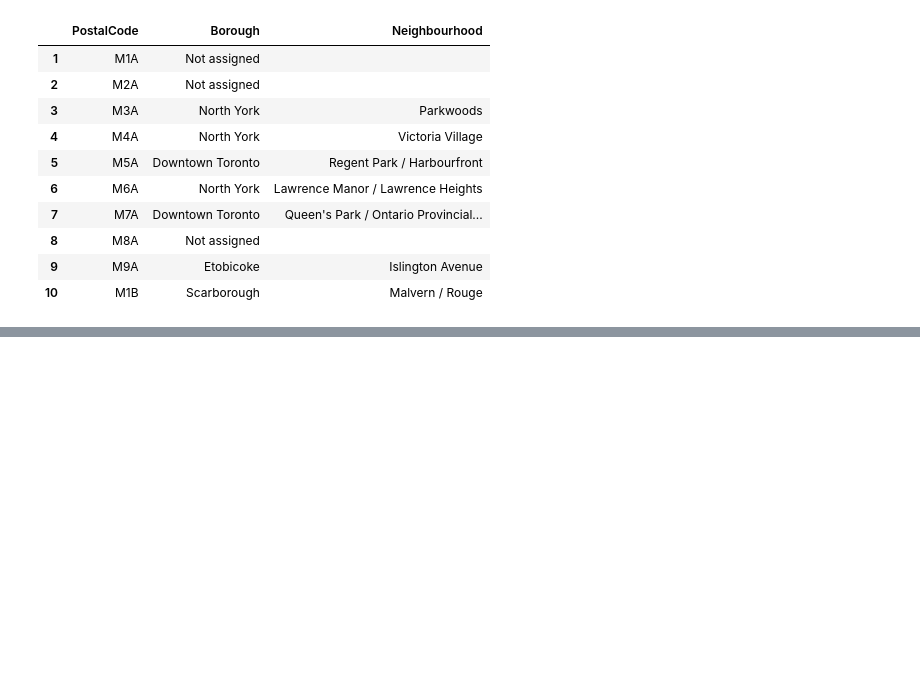
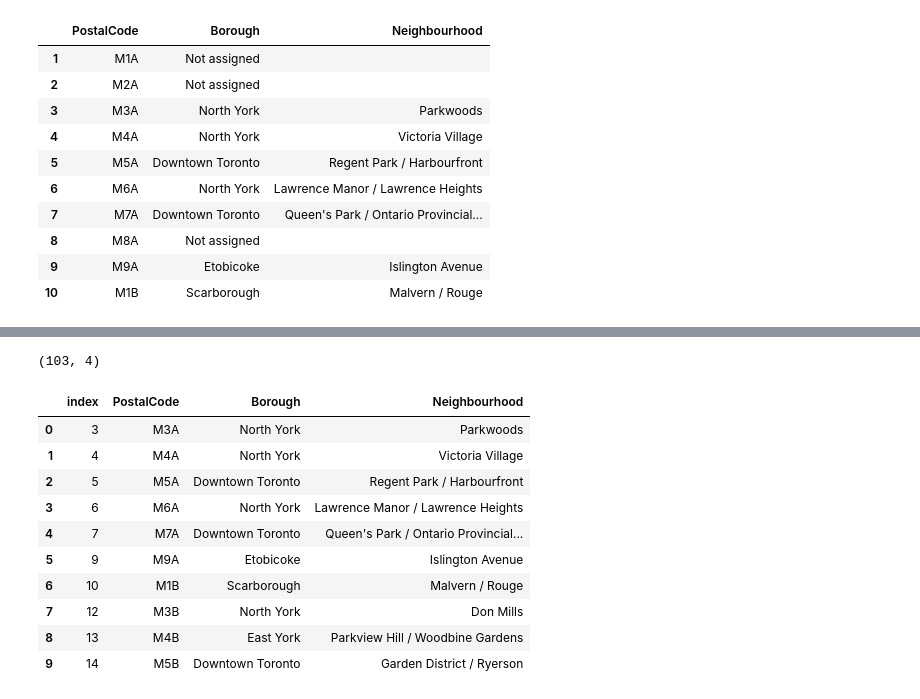
Before and after one commit to NaveenSingh4u/Coursera_Capstone, a Jupyter notebook: Capstone project II.ipynb, the cells around one changed output, grey strips where cells are left out. Drawn from its saved outputs; the diff is of its cells as text; code cells hidden in the pictures; blank space fills up the shorter version.

```diff
--- a/Capstone project II.ipynb
+++ b/Capstone project II.ipynb
@@ -69,3 +69,8 @@ df.head(10)
 | 8 | M8A | Not assigned |  |
 | 9 | M9A | Etobicoke | Islington Avenue |
 | 10 | M1B | Scarborough | Malvern / Rouge |
+# %%
+df.drop(df[df['Borough']=="Not assigned"].index,axis=0, inplace=True)
+# %%
+df1 = df.reset_index()
+#df1.head()
@@ -71,0 +89,18 @@ df.head(10)
+# %%
+df1.shape
+# %% [output]
+(103, 4)
+# %%
+df1.head(10)
+# %% [output]
+|  | index | PostalCode | Borough | Neighbourhood |
+| 0 | 3 | M3A | North York | Parkwoods |
+| 1 | 4 | M4A | North York | Victoria Village |
+| 2 | 5 | M5A | Downtown Toronto | Regent Park / Harbourfront |
+| 3 | 6 | M6A | North York | Lawrence Manor / Lawrence Heights |
+| 4 | 7 | M7A | Downtown Toronto | Queen's Park / Ontario Provincial... |
+| 5 | 9 | M9A | Etobicoke | Islington Avenue |
+| 6 | 10 | M1B | Scarborough | Malvern / Rouge |
+| 7 | 12 | M3B | North York | Don Mills |
+| 8 | 13 | M4B | East York | Parkview Hill / Woodbine Gardens |
+| 9 | 14 | M5B | Downtown Toronto | Garden District / Ryerson |
```
Also changed, not shown: parts of 44 cells of this notebook.
